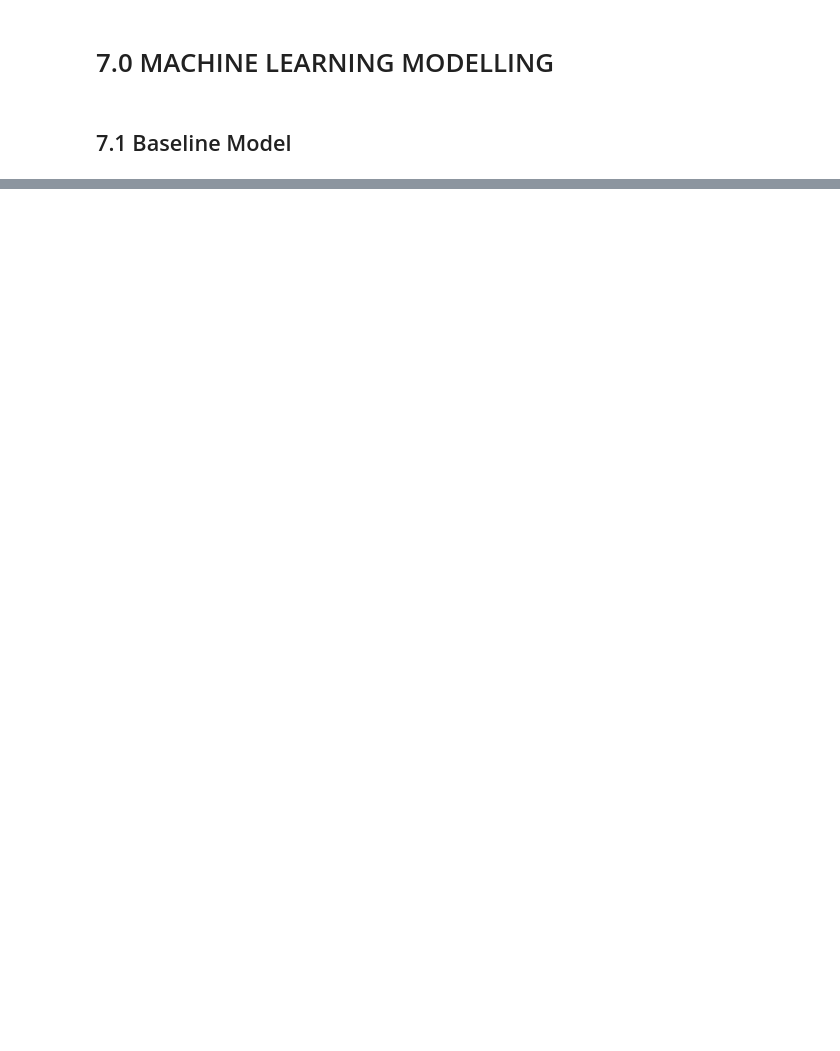
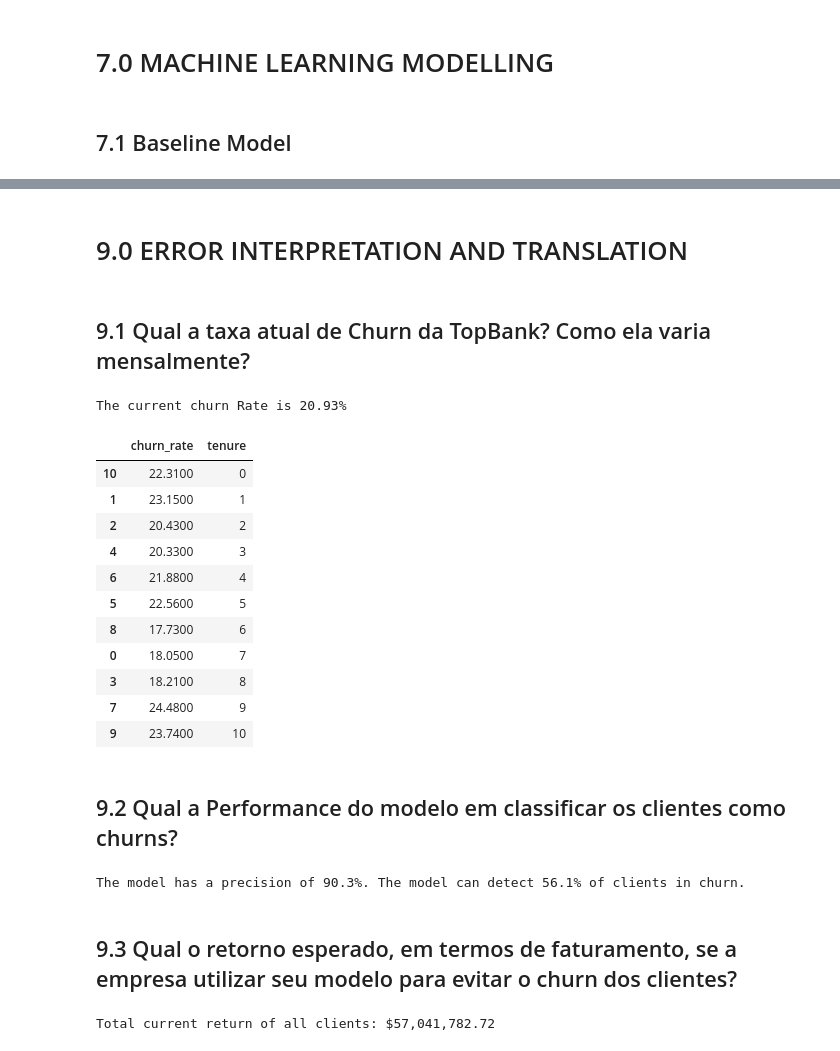
Before and after one commit to ronaldoi9/churn_prediction, a Jupyter notebook: churn_prediction.ipynb, the cells around one changed output, grey strips where cells are left out. Saved outputs shown, nothing was run; the diff lists cells and outputs as text; code cells hidden in the pictures; blank space fills up the shorter version.

Commit message:
#feat: interpretacao do erro em termos do negocio

```diff
--- a/churn_prediction.ipynb
+++ b/churn_prediction.ipynb
@@ -991,0 +1079,46 @@ modelling_result.sort_values( 'Accuracy' , ascending=False)
+# %% [markdown]
+# 9.0 ERROR INTERPRETATION AND TRANSLATION
+# %% [markdown]
+## 9.1 Qual a taxa atual de Churn da TopBank? Como ela varia mensalmente?
+# %%
+# current churn rate
+churn_rate = y_test.value_counts(normalize=True)*100
+print('The current churn Rate is {:,.2f}%'.format(churn_rate[1]))
+# %% [output]
+The current churn Rate is 20.93%
+# %%
+# get tenure values
+df_teste = df_raw.iloc[X_test.index]
+ten_values = df_teste['Tenure'].value_counts()
+ten_values = np.array(ten_values.index)
+churn_list = []
+
+# churn rate per tenure
+for ten in ten_values:
+    churn_rate_ten = (df_teste[df_teste['Tenure'] == ten]['Exited'].sum() / len(df_teste[df_teste['Tenure'] == ten]))*100
+    churn_list.append(churn_rate_ten)
+
+churn_ten_df = pd.DataFrame({'churn_rate': churn_list, 'tenure': ten_values})
+churn_ten_df = churn_ten_df.sort_values('tenure')
+churn_ten_df.round(2)
+# %% [output]
+|  | churn_rate | tenure |
+| 10 | 22.3100 | 0 |
+| 1 | 23.1500 | 1 |
+| 2 | 20.4300 | 2 |
+| 4 | 20.3300 | 3 |
+| 6 | 21.8800 | 4 |
+| 5 | 22.5600 | 5 |
+| 8 | 17.7300 | 6 |
+| 0 | 18.0500 | 7 |
+| 3 | 18.2100 | 8 |
+| 7 | 24.4800 | 9 |
+| 9 | 23.7400 | 10 |
+# %% [markdown]
+## 9.2 Qual a Performance do modelo em classificar os clientes como churns?
+# %%
+print('The model has a precision of {}%. The model can detect {}% of clients in churn.'.format(round(xgb_result_tuned['Specificity'][0]*100, 3), round(xgb_result_tuned['Sensitivity'][0]*100, 3)))
+# %% [output]
+The model has a precision of 90.3%. The model can detect 56.1% of clients in churn.
+# %% [markdown]
+## 9.3 Qual o retorno esperado, em termos de faturamento, se a empresa utilizar seu modelo para evitar o churn dos clientes?
@@ -991,0 +1129,6 @@ modelling_result.sort_values( 'Accuracy' , ascending=False)
+# %%
+# current total return of all clients
+total = business_df['return_client'].sum()
+print('Total current return of all clients: ${:,.2f}'.format(total))
+# %% [output]
+Total current return of all clients: $57,041,782.72
```
Also changed, not shown: parts of 75 cells of this notebook, 1 other file.
